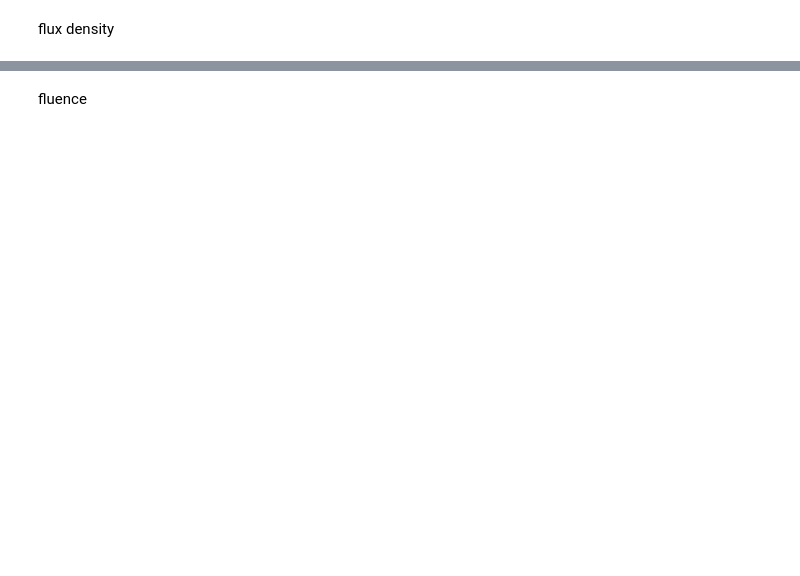
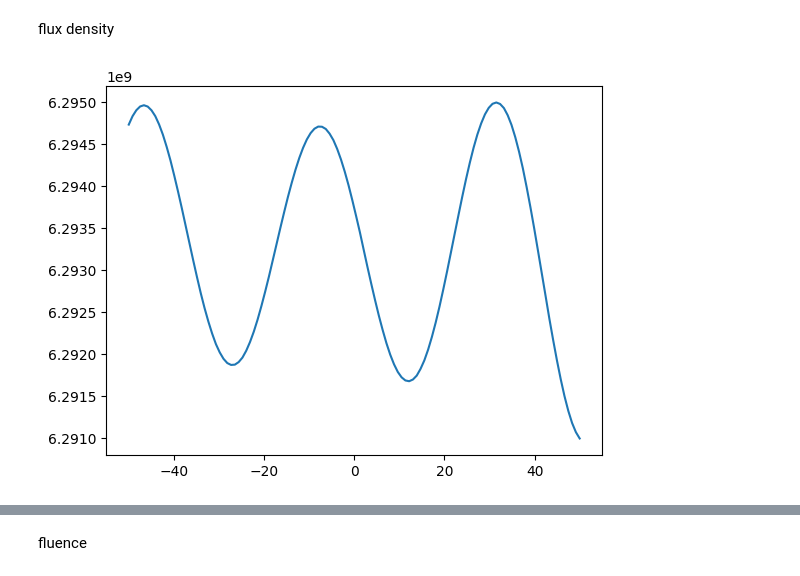
Before and after one commit to lnls-ids/SR-Wave-optics, a Jupyter notebook: srwave/docs/usage.ipynb, the cells around one changed output, grey strips where cells are left out. Saved outputs shown, nothing was run; the diff lists cells and outputs as text; code cells hidden in the pictures; blank space fills up the shorter version.

```diff
--- a/srwave/docs/usage.ipynb
+++ b/srwave/docs/usage.ipynb
@@ -29,13 +36,16 @@ flux density
 # %%
 Eph = 20e3
 w = np.linspace(-50,50,120)*1e-6
 
 SR = SynchrotronRadiation(energy=Eph,d=10,x=w,y=w,field={'BM':[0.5642,3]})
 
-arrI, [rangee] = SR.calc_intensity(coords='x',energy=0,X=0,Y=0,polarization='total',intType='SE')
+arrI, [rangex] = SR.calc_intensity(coords='x',energy=0,X=0,Y=0,polarization='total',intType='SE')
+x = np.linspace(*rangex)*1e6
 
-plt.plot(e*1e-3,arrI)
+plt.plot(x,arrI)
 plt.show()
+# %% [output]
+[figure, added]
 # %%
 Eph = 20e3
 w = np.linspace(-50,50,120)*1e-6
```
Also changed, not shown: parts of 23 cells of this notebook.
